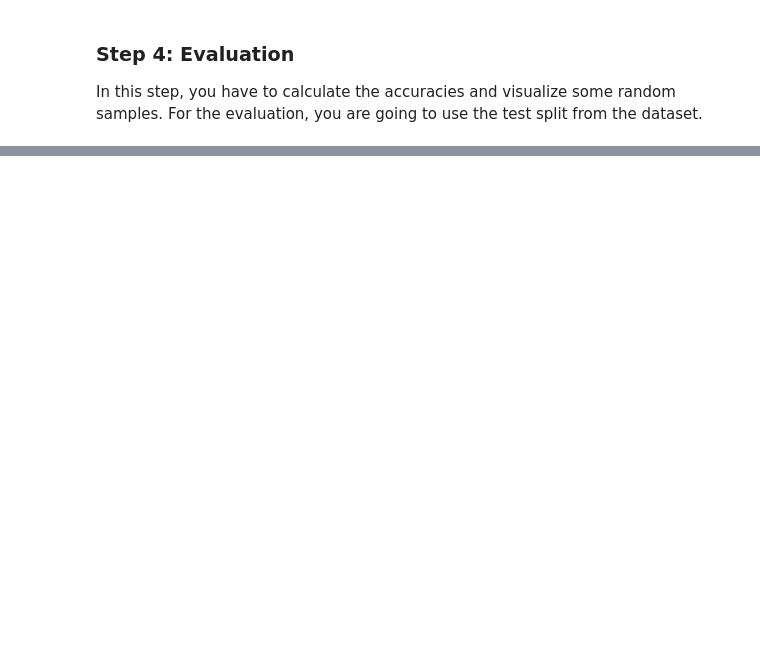
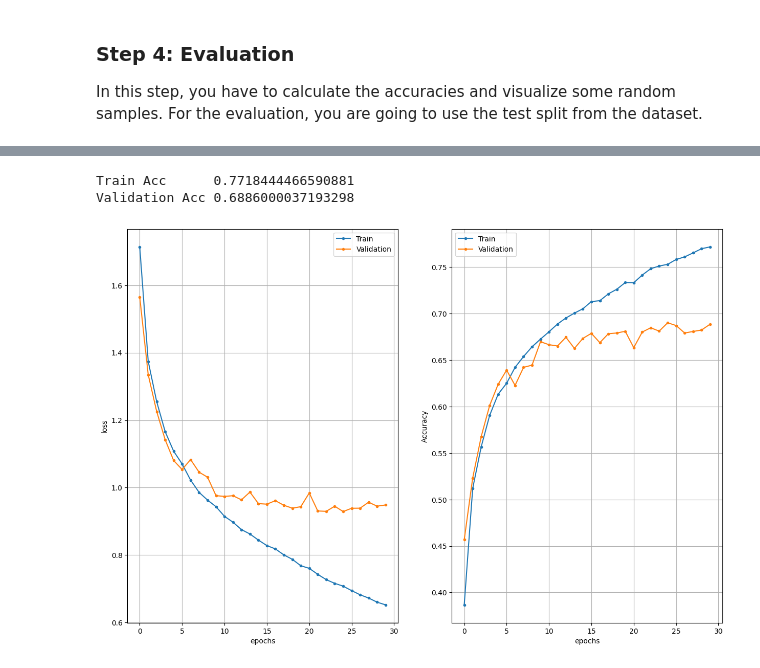
Before and after one commit to MINIAProgramStudio/MMODCV, a Jupyter notebook: lab8/Homework81.ipynb, the cells around one changed output, grey strips where cells are left out. Cells and saved outputs as stored; diff of their text form; code cells hidden in the pictures; blank space fills up the shorter version.

```diff
--- a/lab8/Homework81.ipynb
+++ b/lab8/Homework81.ipynb
@@ -147 +228,18 @@ for ii in range(15):
 * Make **one** modification (that you think can help) and train the classifier again. Does the accuracy improve?
+# %%
+# Build the classifier
+inputs = Input(shape=(size, size, 3))
+
+net = Conv2D(16, kernel_size=(3, 3), activation="relu")(inputs)
+net = MaxPooling2D(pool_size=(2, 2))(net)
+net = Conv2D(32, kernel_size=(3, 3), activation="relu")(net)
+net = MaxPooling2D(pool_size=(2, 2))(net)
+net = Flatten()(net)
+net = Dense(64, activation="relu")(net)
+outputs = Dense(num_classes, activation="softmax")(net)
+
+model = Model(inputs, outputs)
+model.summary()
+
+# Show the model
+model.summary()
@@ -147,0 +264,11 @@ for ii in range(15):
+# %%
+epochs = 100
+batch_size = 128
+
+# Compile the model
+optimizer = Adam(learning_rate = 0.001)
+model.compile(loss="categorical_crossentropy", optimizer = optimizer, metrics=["accuracy"])
+
+# Train the model
+early_stopping = tf.keras.callbacks.EarlyStopping(patience=5, monitor="val_loss", restore_best_weights=True)
+history = model.fit(x_train, y_train, batch_size=batch_size, epochs=epochs, validation_split=0.1, callbacks=[early_stopping])
@@ -147,0 +293,19 @@ for ii in range(15):
+# %%
+# Show training history (this cell is complete, nothing to implement here :-) )
+h = history.history
+epochs = range(len(h['loss']))
+
+plt.subplot(121), plt.plot(epochs, h['loss'], '.-', epochs, h['val_loss'], '.-')
+plt.grid(True), plt.xlabel('epochs'), plt.ylabel('loss')
+plt.legend(['Train', 'Validation'])
+plt.subplot(122), plt.plot(epochs, h['accuracy'], '.-',
+                           epochs, h['val_accuracy'], '.-')
+plt.grid(True), plt.xlabel('epochs'), plt.ylabel('Accuracy')
+plt.legend(['Train', 'Validation'])
+
+print('Train Acc     ', h['accuracy'][-1])
+print('Validation Acc', h['val_accuracy'][-1])
+# %% [output]
+Train Acc      0.7718444466590881
+Validation Acc 0.6886000037193298
+[figure, added]
```
Also changed, not shown: parts of 16 cells of this notebook, 1 other file.
